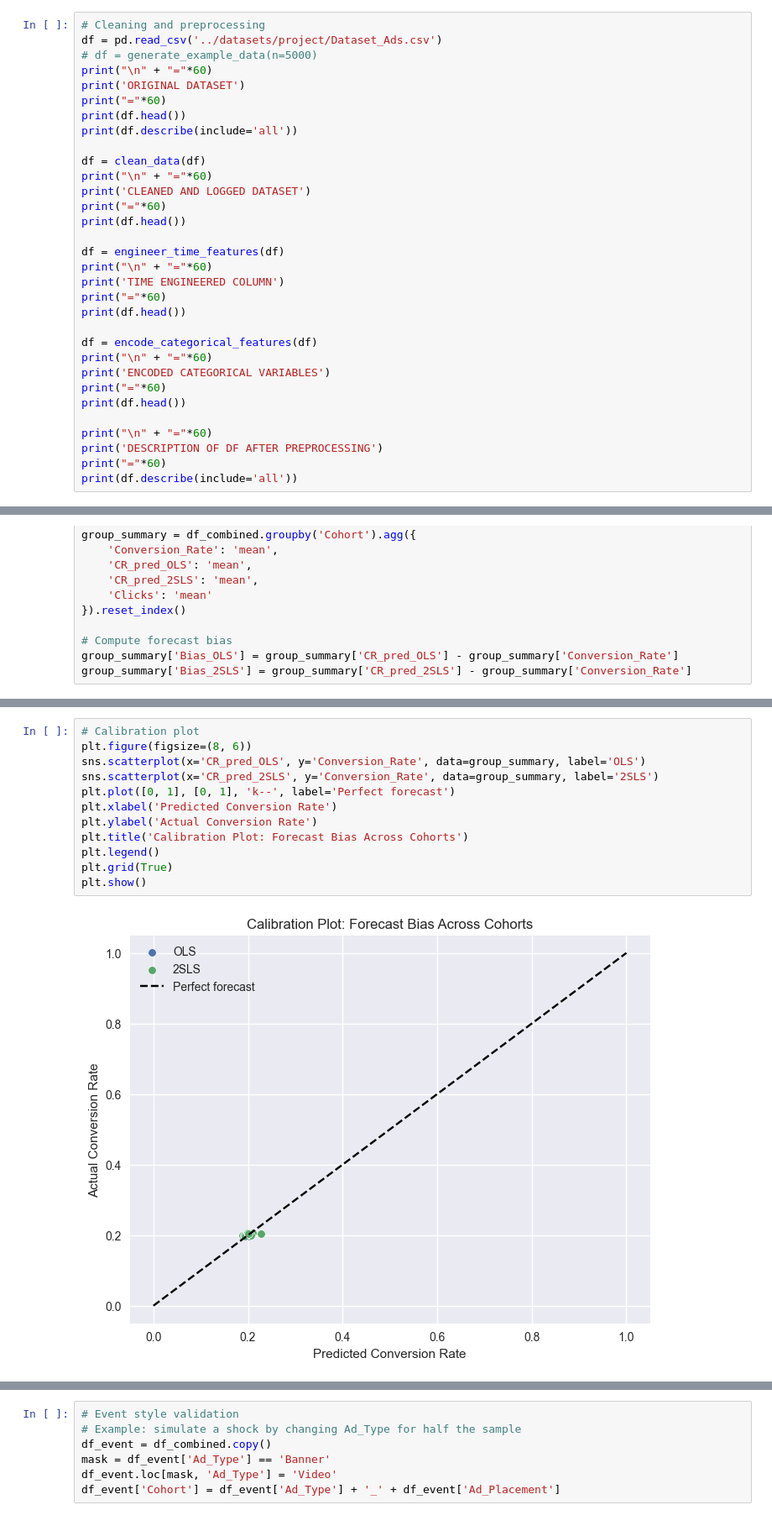
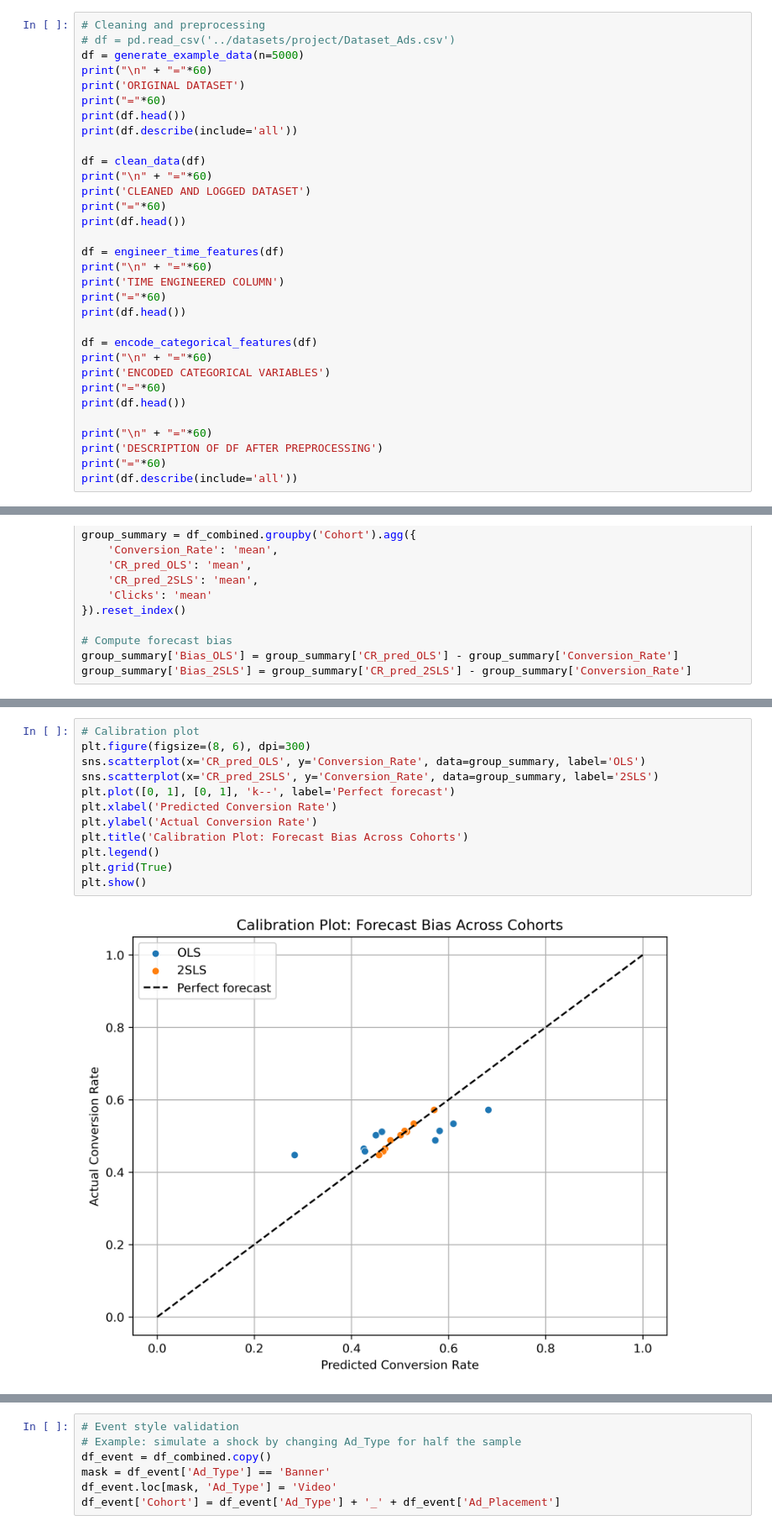
Before and after one commit to IanTaiAhn/econ6550, a Jupyter notebook: project/project_v3.ipynb, the cells around one changed output, grey strips where cells are left out. Shown at 84% size. Cells and saved outputs as stored; diff of their text form.

```diff
--- a/project/project_v3.ipynb
+++ b/project/project_v3.ipynb
@@ -1207,8 +1207,8 @@ def generate_example_data(n=1000):
 ##### Start of Implementation
 # %%
 # Cleaning and preprocessing
-df = pd.read_csv('../datasets/project/Dataset_Ads.csv')
-# df = generate_example_data(n=5000)
+# df = pd.read_csv('../datasets/project/Dataset_Ads.csv')
+df = generate_example_data(n=5000)
 print("\n" + "="*60)
 print('ORIGINAL DATASET')
 print("="*60)
@@ -1815,17 +1814,17 @@ Calibration slope (2SLS): 0.13523392613496482
 # %%
 # Calibration plot
-plt.figure(figsize=(8, 6))
+plt.figure(figsize=(8, 6), dpi=300)
 sns.scatterplot(x='CR_pred_OLS', y='Conversion_Rate', data=group_summary, label='OLS')
 sns.scatterplot(x='CR_pred_2SLS', y='Conversion_Rate', data=group_summary, label='2SLS')
 plt.plot([0, 1], [0, 1], 'k--', label='Perfect forecast')
 plt.xlabel('Predicted Conversion Rate')
 plt.ylabel('Actual Conversion Rate')
 plt.title('Calibration Plot: Forecast Bias Across Cohorts')
 plt.legend()
 plt.grid(True)
 plt.show()
 # %% [output]
-[figure, old version]
+[figure, new version]
 # %%
 plt.figure(figsize=(10,6))
 group_summary.plot(
```
Also changed, not shown: parts of 25 cells of this notebook, 1 other file.
